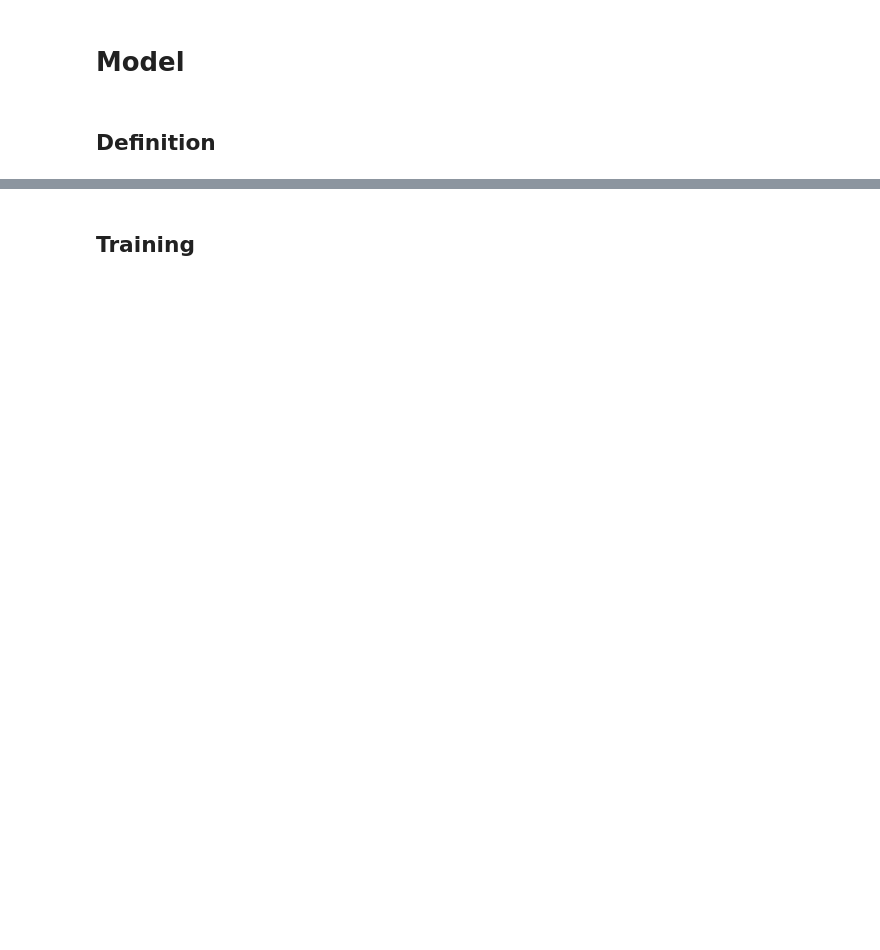
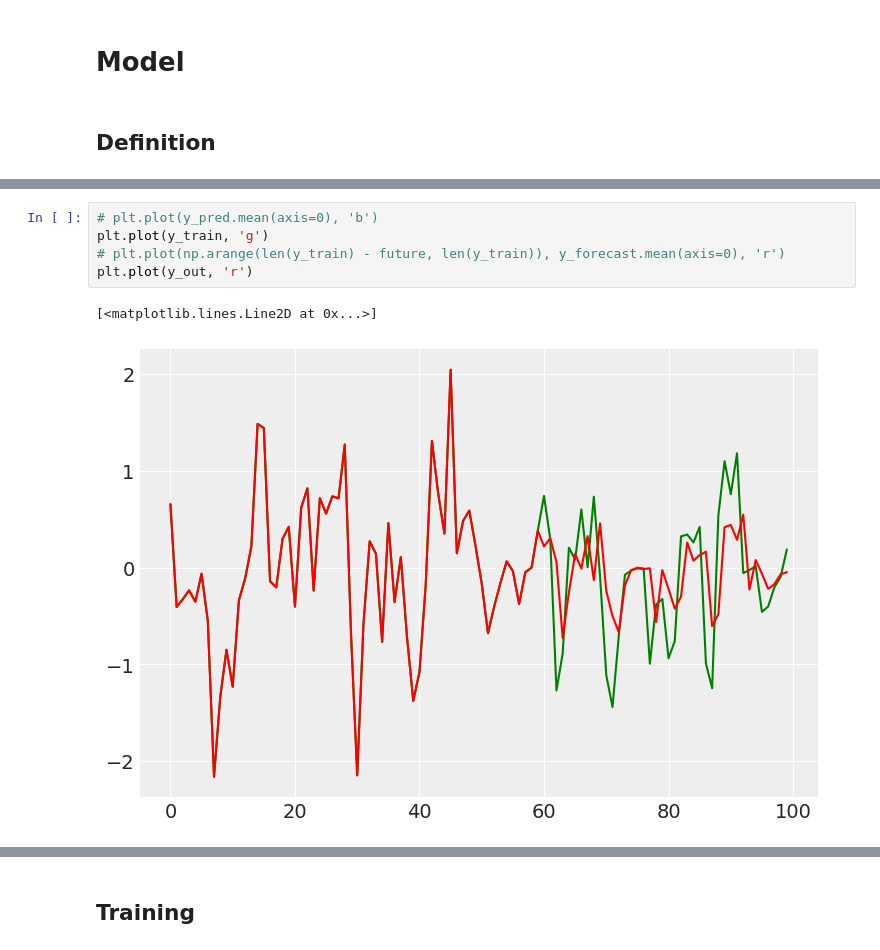
Before and after one commit to laszukdawid/personal-numpyro-test, a Jupyter notebook: timeseries_arma.ipynb, the cells around one changed output, grey strips where cells are left out. Cells and saved outputs as stored; diff of their text form; blank space fills up the shorter version.

```diff
--- a/timeseries_arma.ipynb
+++ b/timeseries_arma.ipynb
@@ -288,0 +281,8 @@ plt.plot(y_out, 'r')
+# %%
+# plt.plot(y_pred.mean(axis=0), 'b')
+plt.plot(y_train, 'g')
+# plt.plot(np.arange(len(y_train) - future, len(y_train)), y_forecast.mean(axis=0), 'r')
+plt.plot(y_out, 'r')
+# %% [output]
+[<matplotlib.lines.Line2D at 0x...>]
+[figure, added]
```
Also changed, not shown: parts of 22 cells of this notebook.
